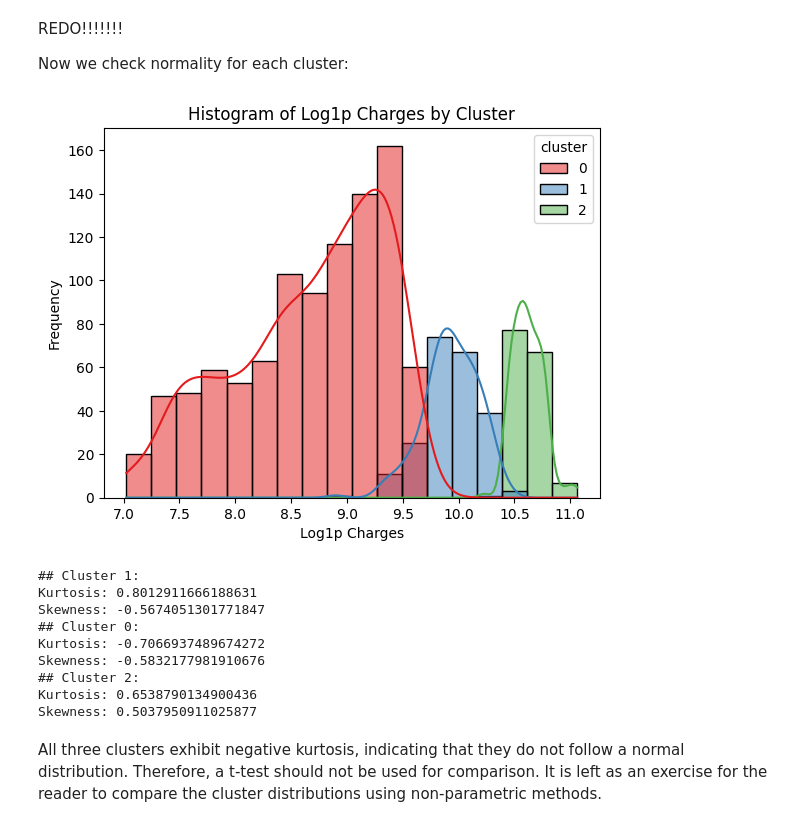
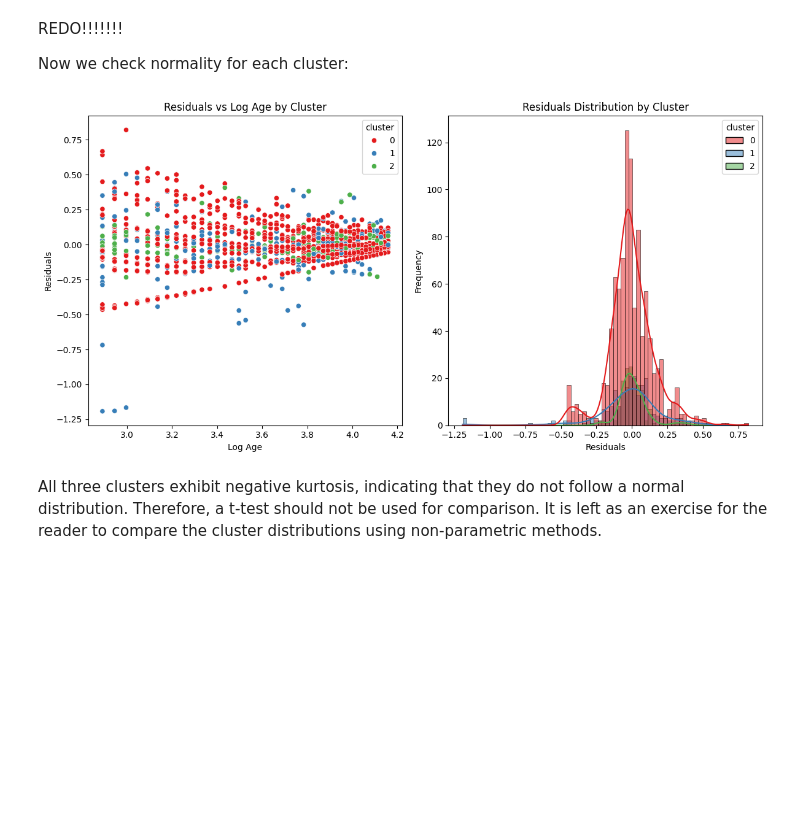
Before and after one commit to Somerillo/PORTFOLIO, a Jupyter notebook: Medical Costs Personal Datasets Analysis & Prediction/medical_costs.ipynb, the cells around one changed output. Drawn from its saved outputs; the diff is of its cells as text; code cells hidden in the pictures; blank space fills up the shorter version.

```diff
--- a/Medical Costs Personal Datasets Analysis & Prediction/medical_costs.ipynb
+++ b/Medical Costs Personal Datasets Analysis & Prediction/medical_costs.ipynb
@@ -627,28 +627,3 @@ Trend trend2: y = 0.2526 * x + 9.6954
 REDO!!!!!!!
 
 Now we check normality for each cluster:
-# %%
-# plot the histograms
-sns.histplot(df, x='log_charges', hue='cluster', kde=True, palette='Set1')
-plt.title('Histogram of Log1p Charges by Cluster')
-plt.xlabel('Log1p Charges')
-plt.ylabel('Frequency')
-plt.show()
-
-# check kurtosis and skewness
-for cluster in df['cluster'].unique():
-    cluster_data = df[df['cluster'] == cluster]
-    print(f"## Cluster {cluster}:")
-    print(f"Kurtosis: {cluster_data['log_charges'].kurtosis()}")
-    print(f"Skewness: {cluster_data['log_charges'].skew()}")
-# %% [output]
-[figure, removed]
-## Cluster 1:
-Kurtosis: 0.8012911666188631
-Skewness: -0.5674051301771847
-## Cluster 0:
-Kurtosis: -0.7066937489674272
-Skewness: -0.5832177981910676
-## Cluster 2:
-Kurtosis: 0.6538790134900436
-Skewness: 0.5037950911025877
@@ -655,3 +650,26 @@ Skewness: 0.5037950911025877
+# %%
+# plot residuals scatter and histogram by cluster
+plt.figure(figsize=(12, 6))
+
+# scatter plot
+plt.subplot(1, 2, 1)
+sns.scatterplot(data=df, x='log_age', y='error', hue='cluster', palette='Set1')
+plt.title('Residuals vs Log Age by Cluster')
+plt.xlabel('Log Age')
+plt.ylabel('Residuals')
+
+# histogram
+plt.subplot(1, 2, 2)
+sns.histplot(data=df, x='error', hue='cluster', palette='Set1', kde=True)
+plt.title('Residuals Distribution by Cluster')
+plt.xlabel('Residuals')
+plt.ylabel('Frequency')
+
+# adjust layout
+plt.tight_layout()
+plt.show()
+# %% [output]
+[figure, added]
 # %% [markdown]
 All three clusters exhibit negative kurtosis, indicating that they do not follow a normal distribution. Therefore, a t-test should not be used for comparison. It is left as an exercise for the reader to compare the cluster distributions using non-parametric methods.
 # %% [markdown]
```
Also changed, not shown: parts of 25 cells of this notebook.
